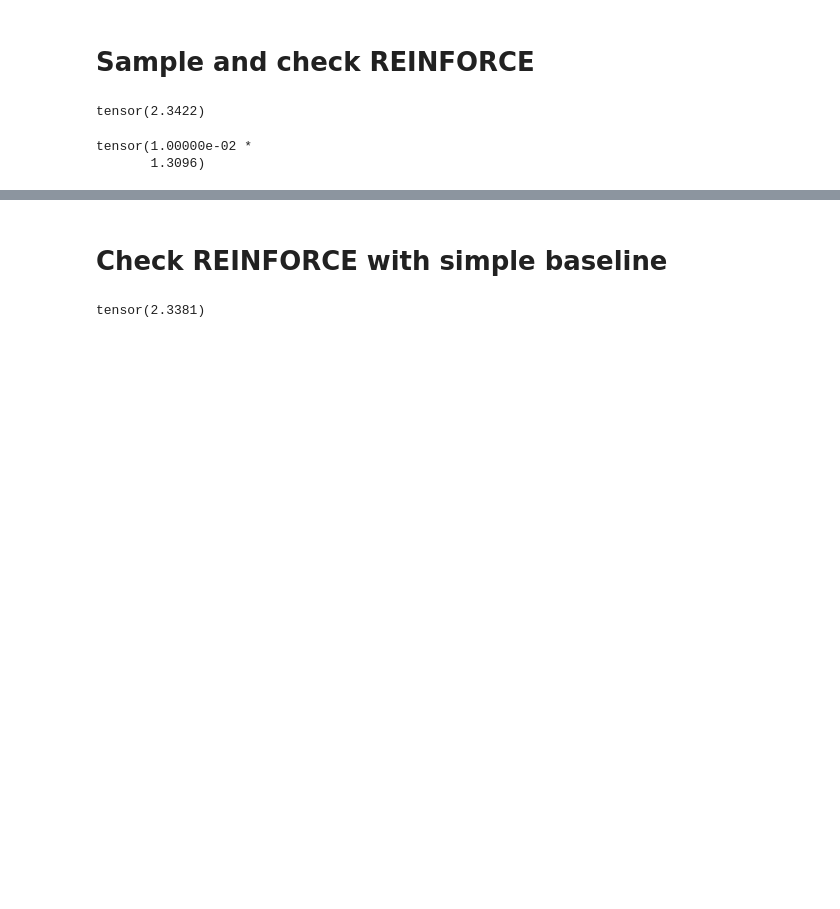
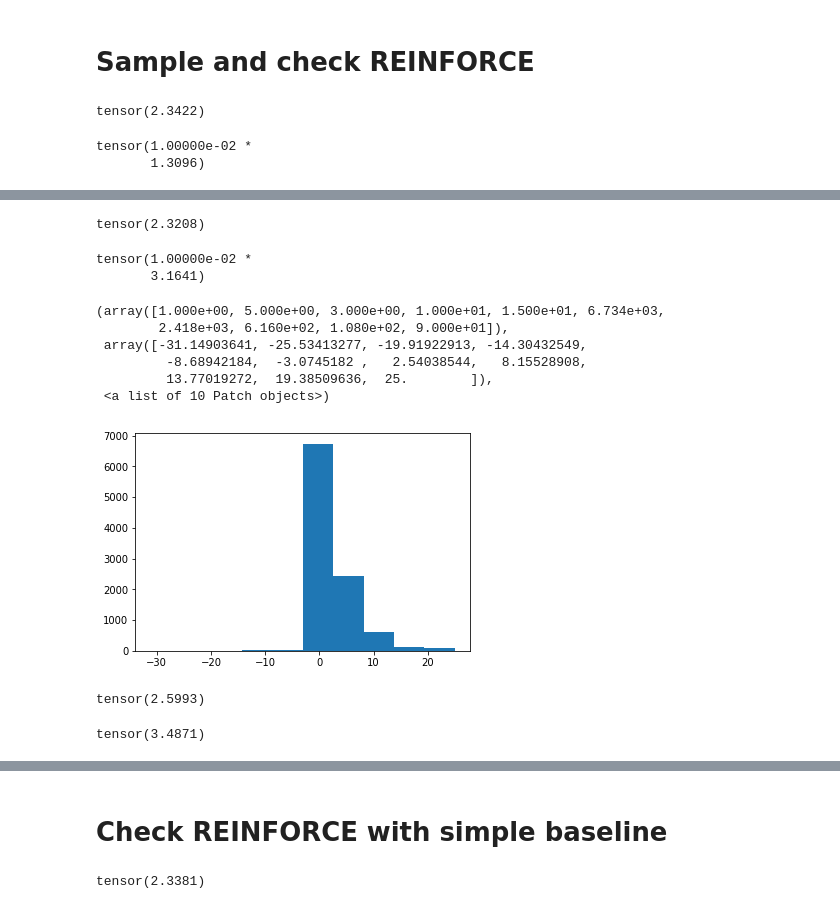
Before and after one commit to Runjing-Liu120/RaoBlackwellizedSGD, a Jupyter notebook: rb_utils/test_rb_utils.ipynb, the cells around one changed output, grey strips where cells are left out. Cells and saved outputs as stored; diff of their text form; code cells hidden in the pictures; blank space fills up the shorter version.

```diff
--- a/rb_utils/test_rb_utils.ipynb
+++ b/rb_utils/test_rb_utils.ipynb
@@ -96,0 +127,13 @@ assert_close(torch.mean(reinforce_grads),
+# %%
+n_samples = 10000
+
+rebar_grads = torch.zeros(n_samples)
+rebar_pm_losses = torch.zeros(n_samples)
+for i in range(n_samples):
+    toy_experiment.set_parameter(eta)
+    pm_loss = toy_experiment.get_pm_loss(topk = 0, grad_estimator = bs_lib.rebar,
+                          grad_estimator_kwargs = {'temperature': 0.1, 'eta': 1.0})
+    rebar_pm_losses[i] = pm_loss
+    pm_loss.backward()
+
+    rebar_grads[i] = toy_experiment.eta.grad
@@ -96,0 +143,27 @@ assert_close(torch.mean(reinforce_grads),
+# %%
+torch.mean(rebar_grads)
+# %% [output]
+tensor(2.3208)
+# %%
+torch.std(rebar_grads) / np.sqrt(n_samples)
+# %% [output]
+tensor(1.00000e-02 *
+       3.1641)
+# %%
+plt.hist(rebar_pm_losses.detach())
+# %% [output]
+(array([1.000e+00, 5.000e+00, 3.000e+00, 1.000e+01, 1.500e+01, 6.734e+03,
+        2.418e+03, 6.160e+02, 1.080e+02, 9.000e+01]),
+ array([-31.14903641, -25.53413277, -19.91922913, -14.30432549,
+         -8.68942184,  -3.0745182 ,   2.54038544,   8.15528908,
+         13.77019272,  19.38509636,  25.        ]),
+ <a list of 10 Patch objects>)
+[figure, added]
+# %%
+torch.mean(rebar_pm_losses)
+# %% [output]
+tensor(2.5993)
+# %%
+torch.std(rebar_pm_losses)
+# %% [output]
+tensor(3.4871)
```
Also changed, not shown: parts of 8 cells of this notebook, 2 other files.
